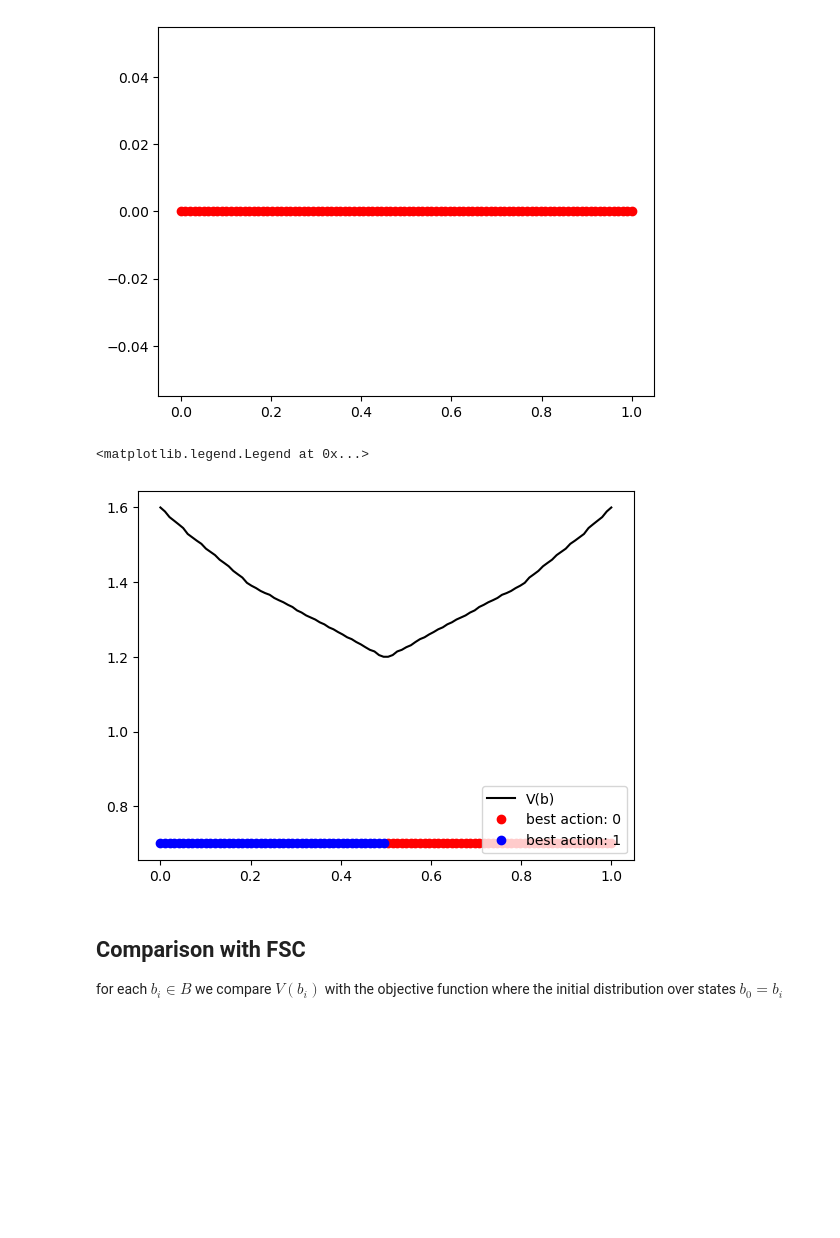
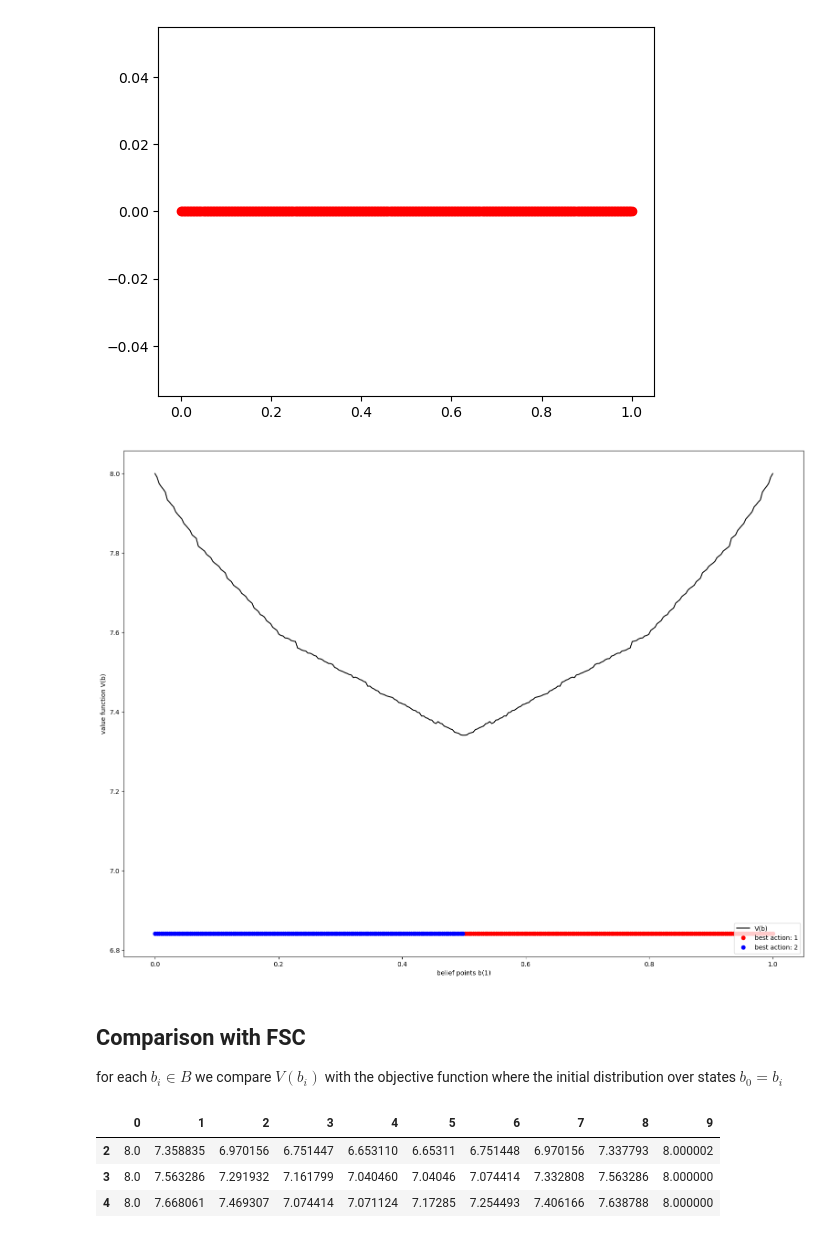
Before and after one commit to malikbf5/FSC-optimization, a Jupyter notebook: Bernoulli Bandits/Bernoulli Bandits.ipynb, the cells around one changed output. Cells and saved outputs as stored; diff of their text form; code cells hidden in the pictures; blank space fills up the shorter version.

```diff
--- a/Bernoulli Bandits/Bernoulli Bandits.ipynb
+++ b/Bernoulli Bandits/Bernoulli Bandits.ipynb
@@ -212,7 +217,7 @@ $b_0(s)$: initial distribution of states <br>
 $\rho(q)$: initial distribution over nodes in objective function, either $\rho(q_0) = 1$ or uniform
 # %%
 # discount factor
-gamma = 0.5
+gamma = 0.9
 
 # b_0(s)
 b0 = np.ones((num_states)) / num_states # uniform initial distribution over states
@@ -505,7 +510,7 @@ def belief_points(num_points):
     # return list of belief points where first element if belief to be in the first state
     # and second element is belief to be in the second state
     return [(point, 1 - point) for point in list(np.linspace(segment[0],segment[1],num_points))]
-b = belief_points(100)
+b = belief_points(300)
 # plot first element in points in b on segment
 plt.plot([point[0] for point in b], [0 for point in b], 'ro')
 # %% [output]
@@ -546,10 +551,10 @@ def value_iteration_bp(beliefpoints, tol, state_transition_model, observation_mo
     tempvaluefun = { bp: 0 for bp in beliefpoints}
     # best action
     bestaction = {bp: 0 for bp in beliefpoints}
-    # delta which tells us to stop after exceeding tolerance
     # value iteration algo
-    i = 0
+    # i = 0
     while True:
+        # delta which tells us to stop after exceeding tolerance
         delta = 0
         #print(i)
         for bp in beliefpoints:
@@ -581,29 +586,32 @@ def value_iteration_bp(beliefpoints, tol, state_transition_model, observation_mo
         # print(delta)
         if delta <= tol:
             break
-        i += 1
+        # i += 1
     return valuefun, bestaction
 # %%
-v,ba = value_iteration_bp(b,10**-10,
+v,ba = value_iteration_bp(b,10**-8,
                         state_transition_model, observation_model, reward_model,
                         num_states, num_actions, num_observations,
                         gamma)
 # %%
+plt.figure(figsize=(6.4*3, 4.8*3))
 # plot value function V(b)
 plt.plot([bp[0] for bp in b], [v[bp] for bp in b], 'k', label = "V(b)")
 # plot belief points with best action = 0
 plt.plot(
     [point[0] for point in b if ba[point] == 0],
-    [min(v.values()) - 0.5 for point in b if ba[point] == 0], 'ro', label = f"best action: {0}")
+    [min(v.values()) - 0.5 for point in b if ba[point] == 0], 'ro', label = f"best action: {1}")
 # plot belief points with best action = 1
 plt.plot(
     [point[0] for point in b if ba[point] == 1],
-    [min(v.values()) - 0.5 for point in b if ba[point] == 1], 'bo', label = f"best action: {1}")
+    [min(v.values()) - 0.5 for point in b if ba[point] == 1], 'bo', label = f"best action: {2}")
 # legend
+plt.xlabel("belief points b(1)")
+plt.ylabel("value function V(b)")
 plt.legend(loc = "lower right")
+plt.show()
 # %% [output]
-<matplotlib.legend.Legend at 0x...>
-[figure, old version]
+[figure, new version]
 # %% [markdown]
 ## Comparison with FSC
 for each $b_i \in B$ we compare $V(b_i)$ with the objective function where the initial distribution over states $b_0 = b_i$
@@ -633,3 +641,11 @@ for fsc_size in controller_size_list:
                             obj = obj)
         # add max objective funciton under this belief point
         valuefsc[fsc_size].append(sol[fsc_size]["max obj"])
+# %%
+df = pd.DataFrame(valuefsc).T
+df
+# %% [output]
+|  | 0 | 1 | 2 | 3 | 4 | 5 | 6 | 7 | 8 | 9 |
+| 2 | 8.0 | 7.358835 | 6.970156 | 6.751447 | 6.653110 | 6.65311 | 6.751448 | 6.970156 | 7.337793 | 8.000002 |
+| 3 | 8.0 | 7.563286 | 7.291932 | 7.161799 | 7.040460 | 7.04046 | 7.074414 | 7.332808 | 7.563286 | 8.000000 |
+| 4 | 8.0 | 7.668061 | 7.469307 | 7.074414 | 7.071124 | 7.17285 | 7.254493 | 7.406166 | 7.638788 | 8.000000 |
```
Also changed, not shown: parts of 20 cells of this notebook.
